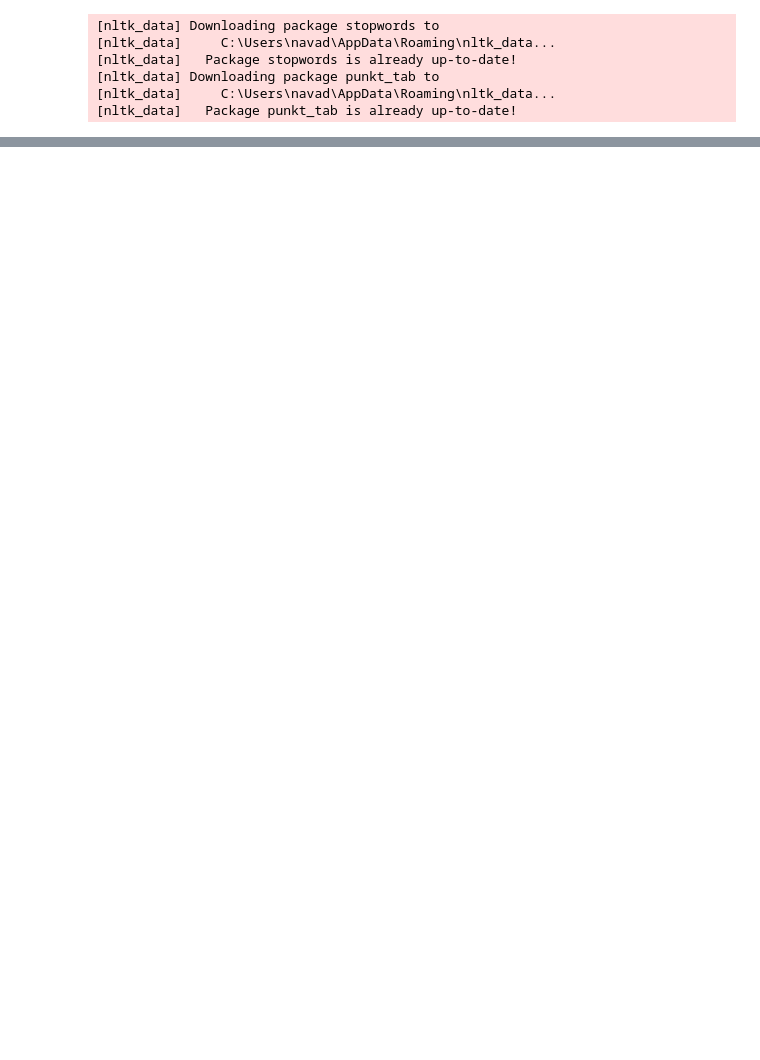
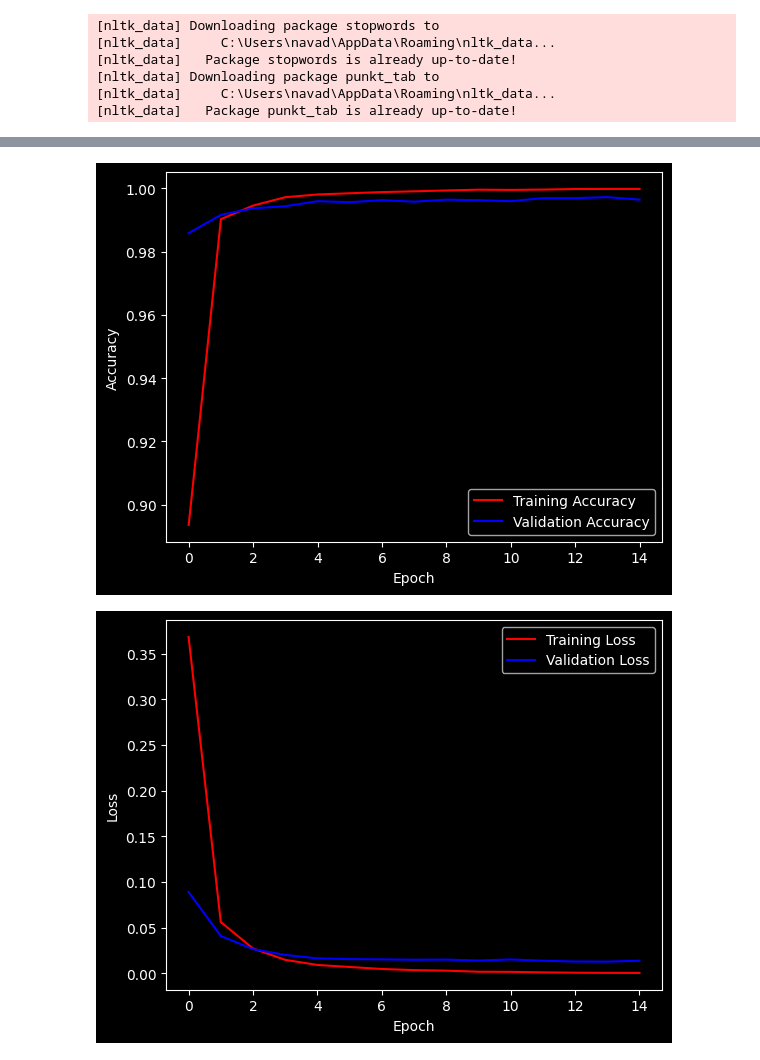
Before and after one commit to CalinNavadaru/ParanoidViking, a Jupyter notebook: Detection_Models/email_content.ipynb, the cells around one changed output, grey strips where cells are left out. Drawn from its saved outputs; the diff is of its cells as text; code cells hidden in the pictures; blank space fills up the shorter version.

```diff
--- a/Detection_Models/email_content.ipynb
+++ b/Detection_Models/email_content.ipynb
@@ -464,3 +467,8 @@ plot_train_and_validation_metrics("lightning_logs/phishing-lstm/version_0/metric
+# %%
+plot_train_and_validation_metrics("lightning_logs/phishing-lstm/version_1/metrics.csv")
+# %% [output]
+[figure, added]
+[figure, added]
 # %%
 y_true, y_pred, y_scores = [], [], []
 model.eval()
```
Also changed, not shown: parts of 18 cells of this notebook, 1 other file.
